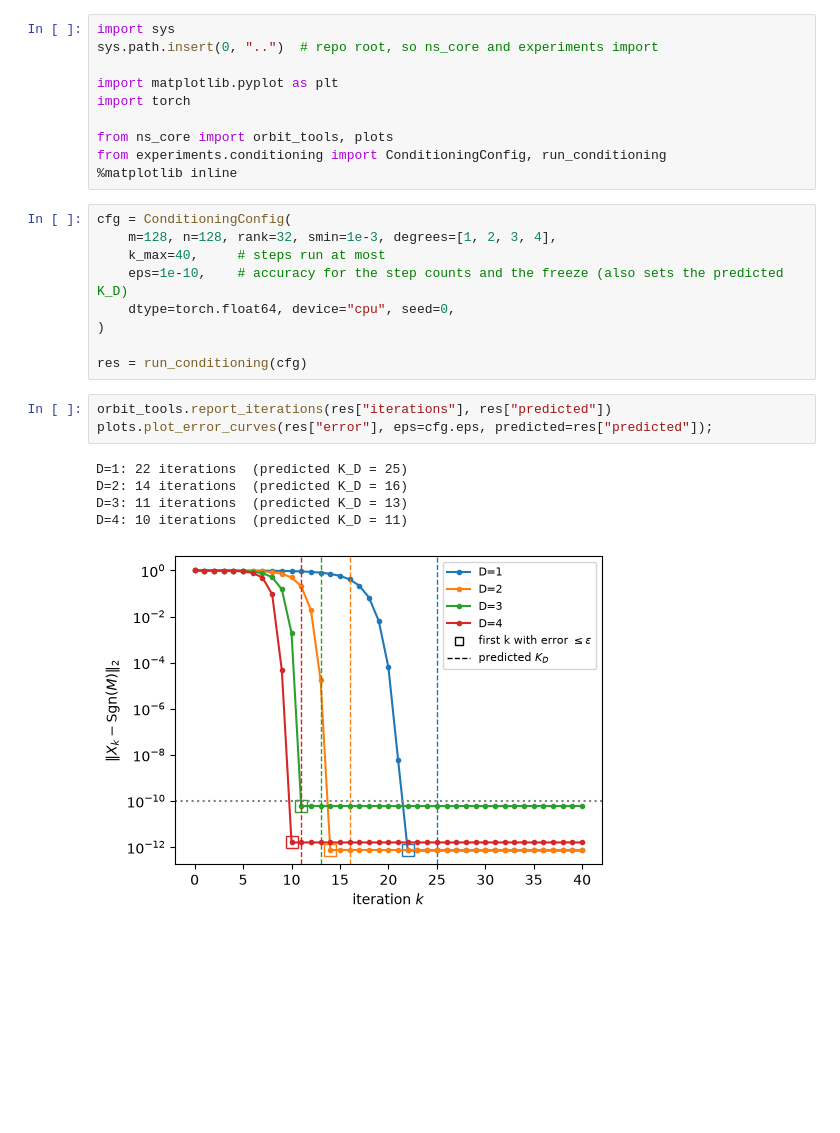
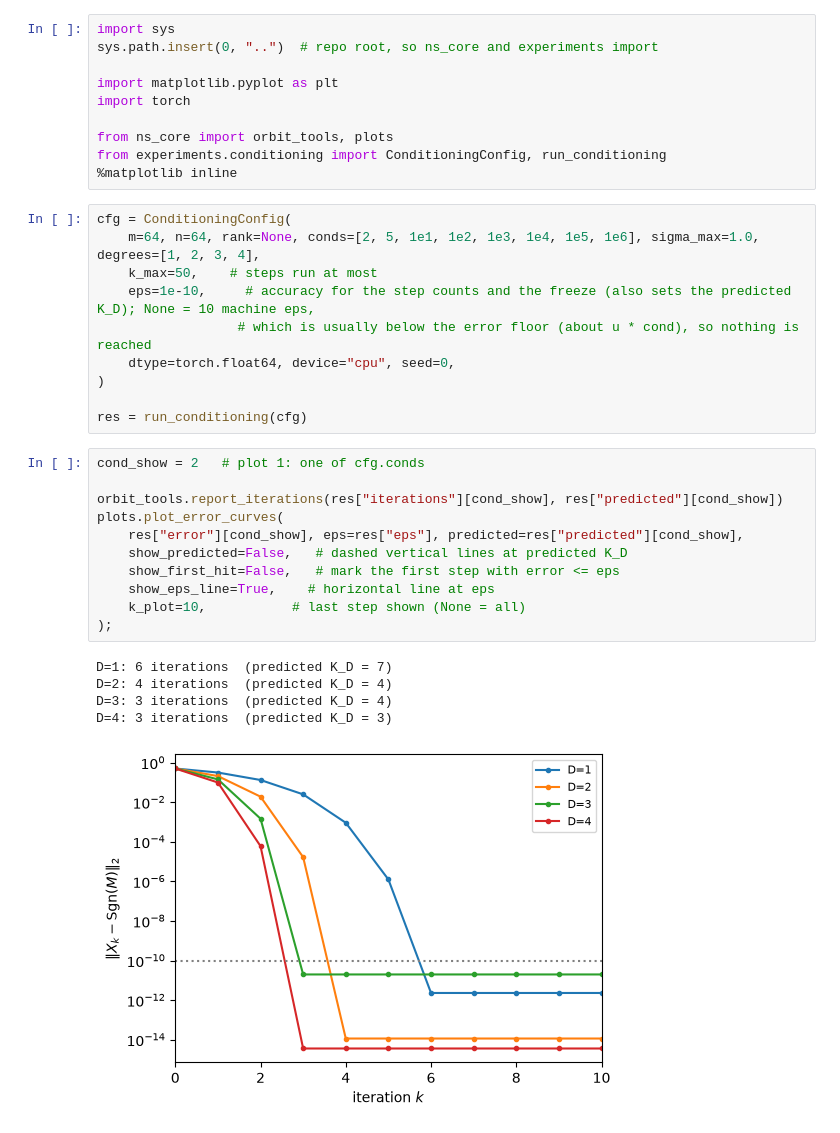
Before and after one commit to ElRiccio/code_stageM2, a Jupyter notebook: notebooks/exp2_conditioning.ipynb, the cells around one changed output. Cells and saved outputs as stored; diff of their text form; blank space fills up the shorter version.

Commit message:
cond

```diff
--- a/notebooks/exp2_conditioning.ipynb
+++ b/notebooks/exp2_conditioning.ipynb
@@ -13,19 +13,28 @@ from experiments.conditioning import ConditioningConfig, run_conditioning
 %matplotlib inline
 # %%
 cfg = ConditioningConfig(
-    m=128, n=128, rank=32, smin=1e-3, degrees=[1, 2, 3, 4],
-    k_max=40,     # steps run at most
-    eps=1e-10,    # accuracy for the step counts and the freeze (also sets the predicted K_D)
+    m=64, n=64, rank=None, conds=[2, 5, 1e1, 1e2, 1e3, 1e4, 1e5, 1e6], sigma_max=1.0, degrees=[1, 2, 3, 4],
+    k_max=50,    # steps run at most
+    eps=1e-10,     # accuracy for the step counts and the freeze (also sets the predicted K_D); None = 10 machine eps,
+                  # which is usually below the error floor (about u * cond), so nothing is reached
     dtype=torch.float64, device="cpu", seed=0,
 )
 
 res = run_conditioning(cfg)
 # %%
-orbit_tools.report_iterations(res["iterations"], res["predicted"])
-plots.plot_error_curves(res["error"], eps=cfg.eps, predicted=res["predicted"]);
+cond_show = 2   # plot 1: one of cfg.conds
+
+orbit_tools.report_iterations(res["iterations"][cond_show], res["predicted"][cond_show])
+plots.plot_error_curves(
+    res["error"][cond_show], eps=res["eps"], predicted=res["predicted"][cond_show],
+    show_predicted=False,   # dashed vertical lines at predicted K_D
+    show_first_hit=False,   # mark the first step with error <= eps
+    show_eps_line=True,    # horizontal line at eps
+    k_plot=10,           # last step shown (None = all)
+);
 # %% [output]
-D=1: 22 iterations  (predicted K_D = 25)
-D=2: 14 iterations  (predicted K_D = 16)
-D=3: 11 iterations  (predicted K_D = 13)
-D=4: 10 iterations  (predicted K_D = 11)
+D=1: 6 iterations  (predicted K_D = 7)
+D=2: 4 iterations  (predicted K_D = 4)
+D=3: 3 iterations  (predicted K_D = 4)
+D=4: 3 iterations  (predicted K_D = 3)
-[figure, old version]
+[figure, new version]
```
Also changed, not shown: parts of 3 cells of this notebook, 22 other files.
